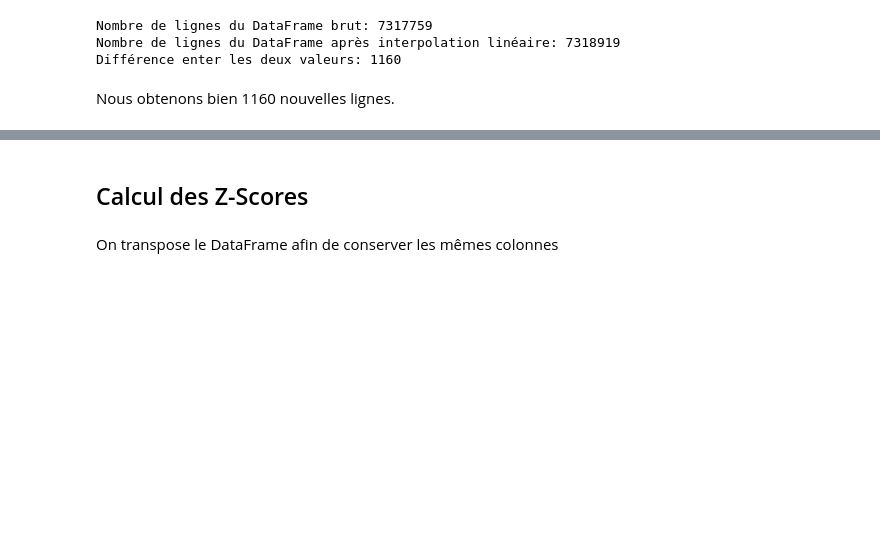
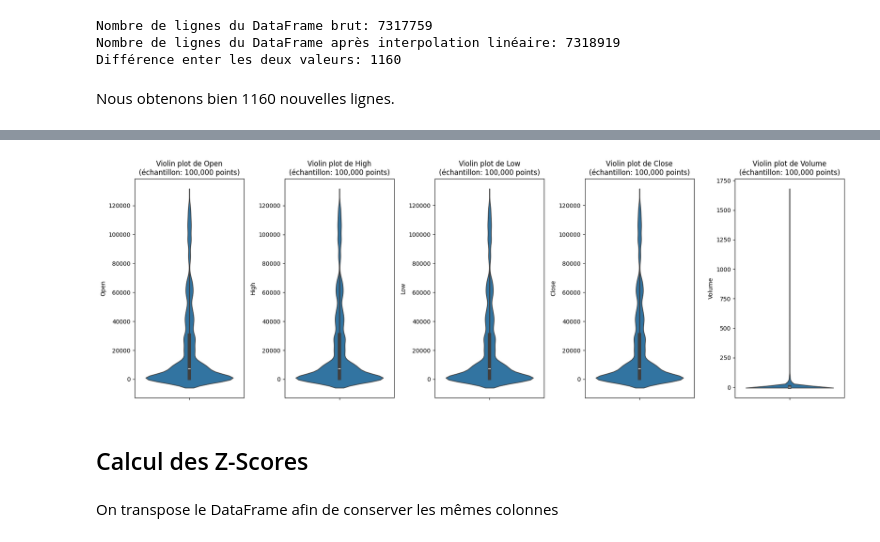
Before and after one commit to GoupilV/Analyse-du-Bitcoin---8PRO408, a Jupyter notebook: Analyse temporelle du Bitcoin.ipynb, the cells around one changed output, grey strips where cells are left out. Drawn from its saved outputs; the diff is of its cells as text; code cells hidden in the pictures; blank space fills up the shorter version.

Commit message:
feat: Calcul des distributions et violin plots

```diff
--- a/Analyse temporelle du Bitcoin.ipynb
+++ b/Analyse temporelle du Bitcoin.ipynb
@@ -291,3 +295,20 @@ df_bitcoin_stats
+# %%
+import seaborn as sns
+
+sample_size = 100_000
+df_sample_violins = df_bitcoin_modified.sample(n=sample_size, random_state=42)
+
+fig, axes = plt.subplots(1, 5, figsize=(18, 6))
+
+for i, col in enumerate(['Open', 'High', 'Low', 'Close', 'Volume']):
+    sns.violinplot(y=df_sample_violins[col], ax=axes[i])
+    axes[i].set_title(f'Violin plot de {col}\n(échantillon: {sample_size:,} points)')
+    axes[i].set_ylabel(col)
+
+plt.tight_layout()
+plt.show()
+# %% [output]
+[figure, added]
 # %% [markdown]
 ## Calcul des Z-Scores
 # %%
```
Also changed, not shown: parts of 8 cells of this notebook.
